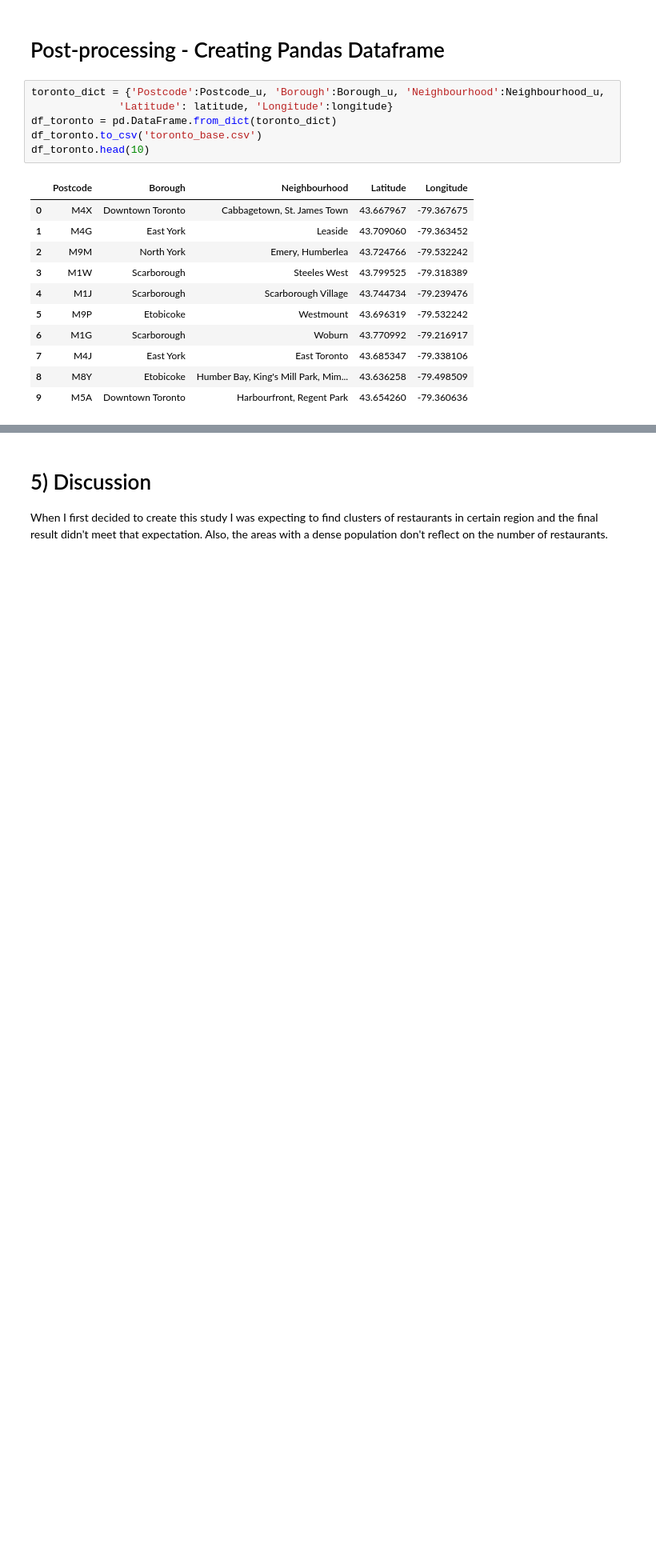
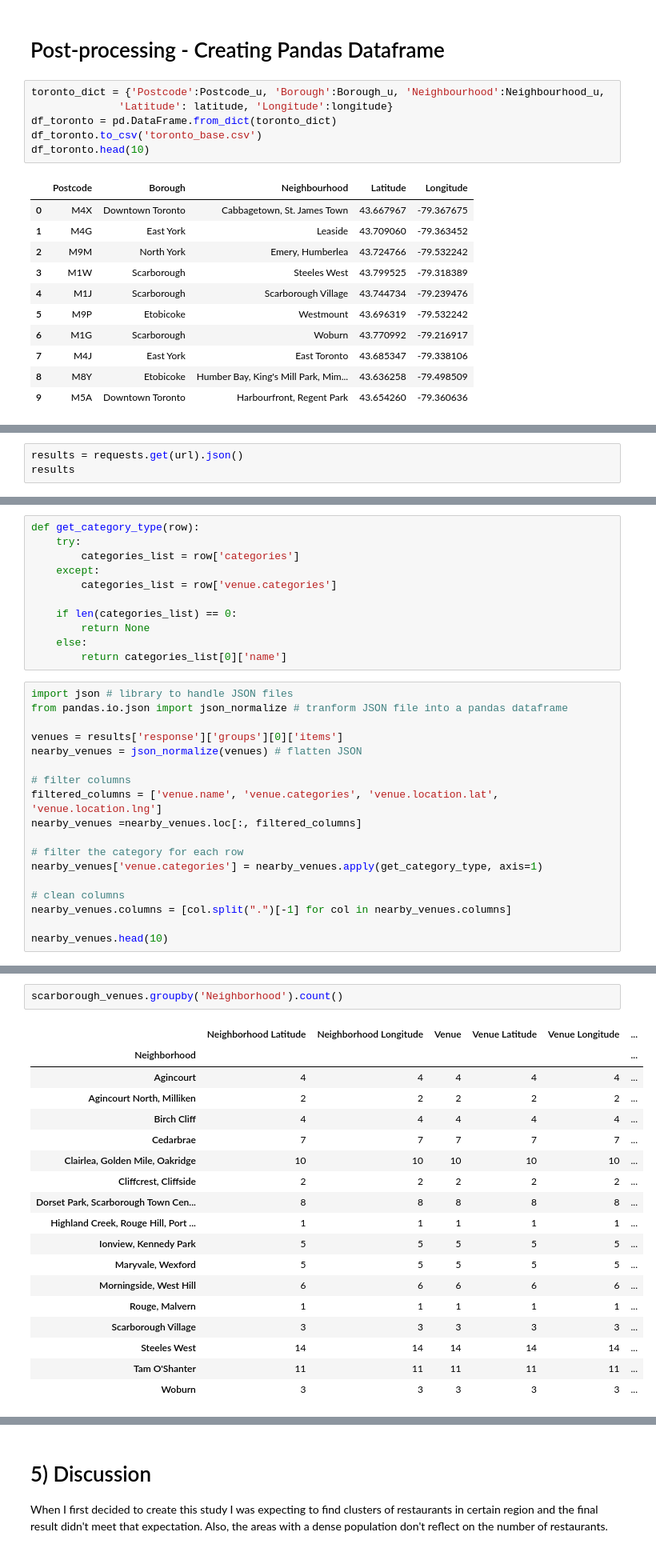
Before and after one commit to vishalraunaksingh/Coursera_Capstone, a Jupyter notebook: final notebook.ipynb, the cells around one changed output, grey strips where cells are left out. Shown: that part at 80% size. Saved outputs shown, nothing was run; the diff lists cells and outputs as text; blank space fills up the shorter version.

```diff
--- a/final notebook.ipynb
+++ b/final notebook.ipynb
@@ -206,0 +333,3 @@ df_toronto.head(10)
+# %%
+results = requests.get(url).json()
+results
@@ -206,0 +354,29 @@ df_toronto.head(10)
+# %%
+def get_category_type(row):
+    try:
+        categories_list = row['categories']
+    except:
+        categories_list = row['venue.categories']
+
+    if len(categories_list) == 0:
+        return None
+    else:
+        return categories_list[0]['name']
+# %%
+import json # library to handle JSON files
+from pandas.io.json import json_normalize # tranform JSON file into a pandas dataframe
+
+venues = results['response']['groups'][0]['items']
+nearby_venues = json_normalize(venues) # flatten JSON
+
+# filter columns
+filtered_columns = ['venue.name', 'venue.categories', 'venue.location.lat', 'venue.location.lng']
+nearby_venues =nearby_venues.loc[:, filtered_columns]
+
+# filter the category for each row
+nearby_venues['venue.categories'] = nearby_venues.apply(get_category_type, axis=1)
+
+# clean columns
+nearby_venues.columns = [col.split(".")[-1] for col in nearby_venues.columns]
+
+nearby_venues.head(10)
@@ -206,0 +492,21 @@ df_toronto.head(10)
+# %%
+scarborough_venues.groupby('Neighborhood').count()
+# %% [output]
+|  | Neighborhood Latitude | Neighborhood Longitude | Venue | Venue Latitude | Venue Longitude | ... |
+| Neighborhood |  |  |  |  |  | ... |
+| Agincourt | 4 | 4 | 4 | 4 | 4 | ... |
+| Agincourt North, Milliken | 2 | 2 | 2 | 2 | 2 | ... |
+| Birch Cliff | 4 | 4 | 4 | 4 | 4 | ... |
+| Cedarbrae | 7 | 7 | 7 | 7 | 7 | ... |
+| Clairlea, Golden Mile, Oakridge | 10 | 10 | 10 | 10 | 10 | ... |
+| Cliffcrest, Cliffside | 2 | 2 | 2 | 2 | 2 | ... |
+| Dorset Park, Scarborough Town Cen... | 8 | 8 | 8 | 8 | 8 | ... |
+| Highland Creek, Rouge Hill, Port ... | 1 | 1 | 1 | 1 | 1 | ... |
+| Ionview, Kennedy Park | 5 | 5 | 5 | 5 | 5 | ... |
+| Maryvale, Wexford | 5 | 5 | 5 | 5 | 5 | ... |
+| Morningside, West Hill | 6 | 6 | 6 | 6 | 6 | ... |
+| Rouge, Malvern | 1 | 1 | 1 | 1 | 1 | ... |
+| Scarborough Village | 3 | 3 | 3 | 3 | 3 | ... |
+| Steeles West | 14 | 14 | 14 | 14 | 14 | ... |
+| Tam O'Shanter | 11 | 11 | 11 | 11 | 11 | ... |
+| Woburn | 3 | 3 | 3 | 3 | 3 | ... |
```
Also changed, not shown: parts of 42 cells of this notebook.
